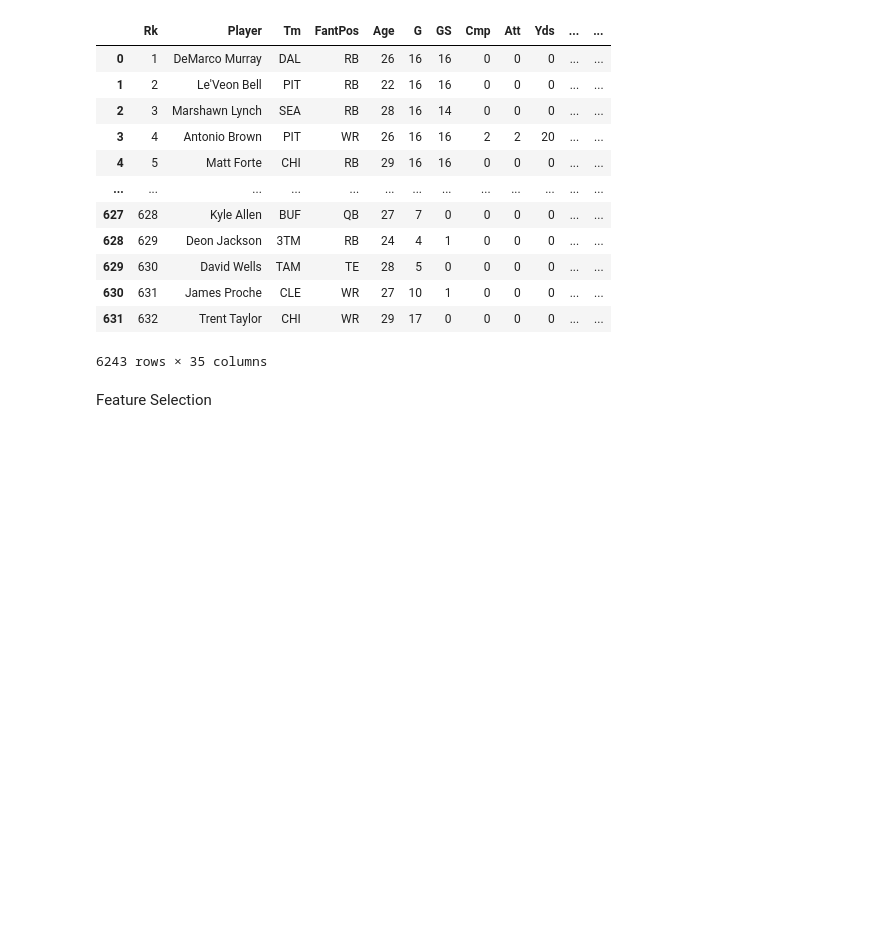
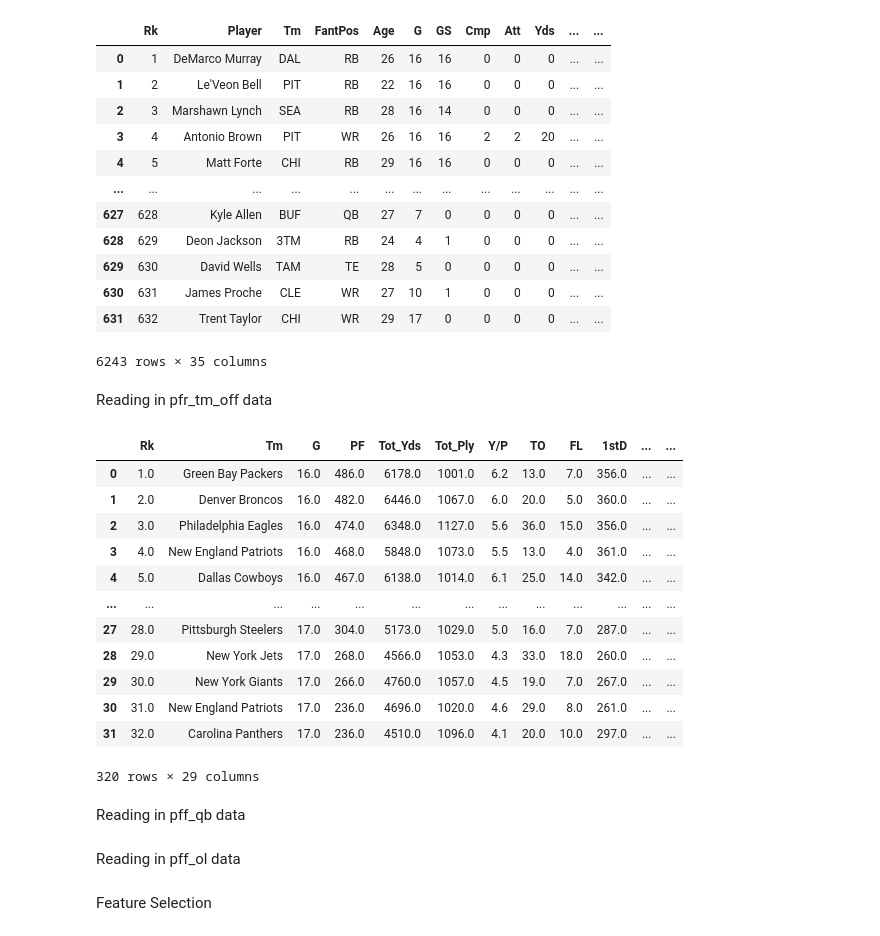
Before and after one commit to scottbwinner/NFL-Models, a Jupyter notebook: WR Model/WR Model.ipynb, the cells around one changed output. Cells and saved outputs as stored; diff of their text form; code cells hidden in the pictures; blank space fills up the shorter version.

Commit message:
Added pfr_tm_off data and read it in

```diff
--- a/WR Model/WR Model.ipynb
+++ b/WR Model/WR Model.ipynb
@@ -256,6 +261,54 @@ pfr_fp
 | 630 | 631 | James Proche | CLE | WR | 27 | 10 | 1 | 0 | 0 | 0 | ... | ... |
 | 631 | 632 | Trent Taylor | CHI | WR | 29 | 17 | 0 | 0 | 0 | 0 | ... | ... |
 6243 rows × 35 columns
+# %% [markdown]
+Reading in pfr_tm_off data
+# %%
+pfr_tm_off_14_15 = pd.read_csv('pfr_tm_off_14-15.csv')
+pfr_tm_off_15_16 = pd.read_csv('pfr_tm_off_15-16.csv')
+pfr_tm_off_16_17 = pd.read_csv('pfr_tm_off_16-17.csv')
+pfr_tm_off_17_18 = pd.read_csv('pfr_tm_off_17-18.csv')
+pfr_tm_off_18_19 = pd.read_csv('pfr_tm_off_18-19.csv')
+pfr_tm_off_19_20 = pd.read_csv('pfr_tm_off_19-20.csv')
+pfr_tm_off_20_21 = pd.read_csv('pfr_tm_off_20-21.csv')
+pfr_tm_off_21_22 = pd.read_csv('pfr_tm_off_21-22.csv')
+pfr_tm_off_22_23 = pd.read_csv('pfr_tm_off_22-23.csv')
+pfr_tm_off_23_24 = pd.read_csv('pfr_tm_off_23-24.csv')
+
+pfr_tm_off_14_15['Season'] = '2014-15'
+pfr_tm_off_14_15['Season'] = '2015-16'
+pfr_tm_off_14_15['Season'] = '2016-17'
+pfr_tm_off_14_15['Season'] = '2017-18'
+pfr_tm_off_14_15['Season'] = '2018-19'
+pfr_tm_off_14_15['Season'] = '2019-20'
+pfr_tm_off_14_15['Season'] = '2020-21'
+pfr_tm_off_14_15['Season'] = '2021-22'
+pfr_tm_off_14_15['Season'] = '2022-23'
+pfr_tm_off_14_15['Season'] = '2023-24'
+
+pfr_tm_off = pd.concat([pfr_tm_off_14_15, pfr_tm_off_15_16, pfr_tm_off_16_17, pfr_tm_off_17_18, pfr_tm_off_18_19, pfr_tm_off_19_20, pfr_tm_off_20_21, pfr_tm_off_21_22, pfr_tm_off_22_23, pfr_tm_off_23_24])
+
+pfr_tm_off = pfr_tm_off[~pfr_tm_off['Tm'].isin(['Avg Team', 'League Total', 'Avg Tm/G'])]
+
+pfr_tm_off
+# %% [output]
+|  | Rk | Tm | G | PF | Tot_Yds | Tot_Ply | Y/P | TO | FL | 1stD | ... | ... |
+| 0 | 1.0 | Green Bay Packers | 16.0 | 486.0 | 6178.0 | 1001.0 | 6.2 | 13.0 | 7.0 | 356.0 | ... | ... |
+| 1 | 2.0 | Denver Broncos | 16.0 | 482.0 | 6446.0 | 1067.0 | 6.0 | 20.0 | 5.0 | 360.0 | ... | ... |
+| 2 | 3.0 | Philadelphia Eagles | 16.0 | 474.0 | 6348.0 | 1127.0 | 5.6 | 36.0 | 15.0 | 356.0 | ... | ... |
+| 3 | 4.0 | New England Patriots | 16.0 | 468.0 | 5848.0 | 1073.0 | 5.5 | 13.0 | 4.0 | 361.0 | ... | ... |
+| 4 | 5.0 | Dallas Cowboys | 16.0 | 467.0 | 6138.0 | 1014.0 | 6.1 | 25.0 | 14.0 | 342.0 | ... | ... |
+| ... | ... | ... | ... | ... | ... | ... | ... | ... | ... | ... | ... | ... |
+| 27 | 28.0 | Pittsburgh Steelers | 17.0 | 304.0 | 5173.0 | 1029.0 | 5.0 | 16.0 | 7.0 | 287.0 | ... | ... |
+| 28 | 29.0 | New York Jets | 17.0 | 268.0 | 4566.0 | 1053.0 | 4.3 | 33.0 | 18.0 | 260.0 | ... | ... |
+| 29 | 30.0 | New York Giants | 17.0 | 266.0 | 4760.0 | 1057.0 | 4.5 | 19.0 | 7.0 | 267.0 | ... | ... |
+| 30 | 31.0 | New England Patriots | 17.0 | 236.0 | 4696.0 | 1020.0 | 4.6 | 29.0 | 8.0 | 261.0 | ... | ... |
+| 31 | 32.0 | Carolina Panthers | 17.0 | 236.0 | 4510.0 | 1096.0 | 4.1 | 20.0 | 10.0 | 297.0 | ... | ... |
+320 rows × 29 columns
+# %% [markdown]
+Reading in pff_qb data
+# %% [markdown]
+Reading in pff_ol data
 # %% [markdown]
 Feature Selection
 # %%
```
Also changed, not shown: parts of 5 cells of this notebook, 10 other files.
